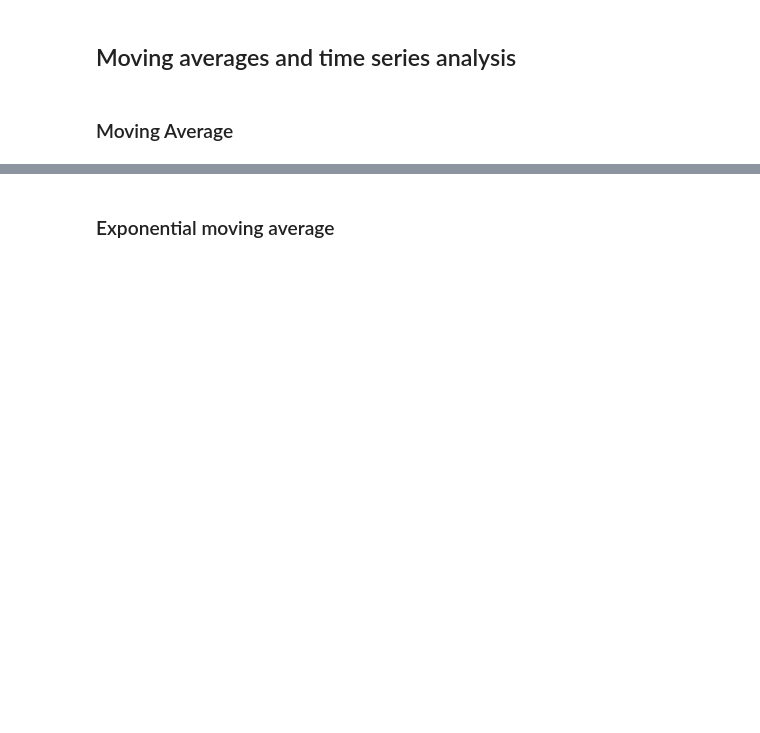
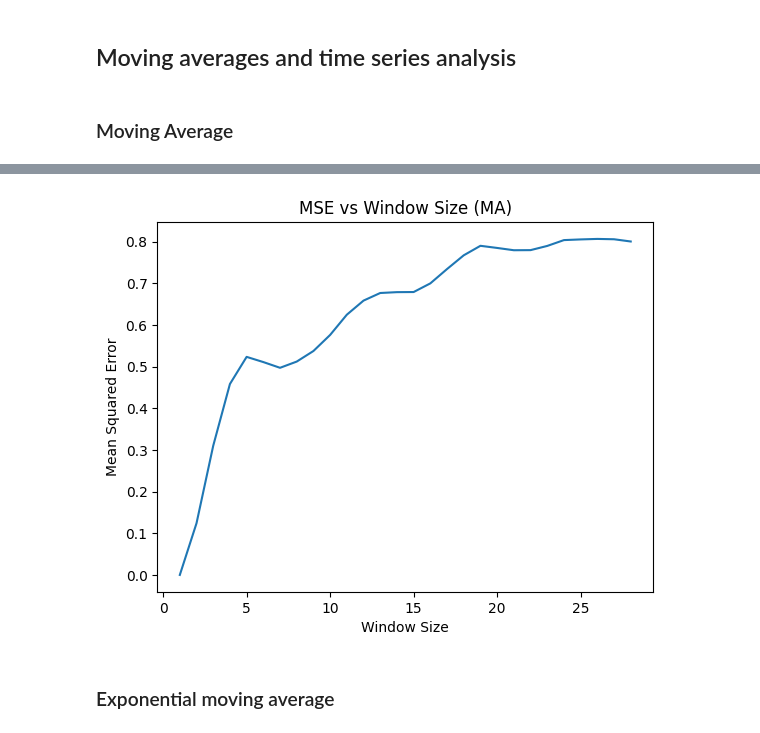
Before and after one commit to Benedictgr97/stock_prediction_v2, a Jupyter notebook: price_predictor.ipynb, the cells around one changed output, grey strips where cells are left out. Cells and saved outputs as stored; diff of their text form; code cells hidden in the pictures; blank space fills up the shorter version.

```diff
--- a/price_predictor.ipynb
+++ b/price_predictor.ipynb
@@ -347,5 +421,46 @@ def loss_aversion_change(df, target_col):
     return df
 # %% [markdown]
 ## Moving averages and time series analysis
+# %%
+def calculate_mse(df, window, prediction_days, method='MA'):
+    df = df.copy()
+
+    if method == 'MA':
+        df['average'] = df[pred_stock].rolling(window=window).mean()
+    elif method == 'EMA':
+        df['average'] = df[pred_stock].ewm(span=window, adjust=False).mean()
+    else:
+        raise ValueError("Method must be 'MA' or 'EMA'")
+
+    mse_list = []
+
+    for i in range(len(df) - window - prediction_days + 1):
+        actual = df[pred_stock][i + window:i + window + prediction_days].values
+        predicted = df['average'][i + window:i + window + prediction_days].values
+        mse = mean_squared_error(actual, predicted)
+        mse_list.append(mse)
+
+    return np.mean(mse_list)
+
+def evaluate_mse(stock_prices_df, max_window=28, prediction_days=5, method='MA'):
+    results = []
+
+    for window in range(1, max_window + 1):
+        mse_list = []
+        for start_day in range(len(stock_prices_df) - window - 30, len(stock_prices_df) - window - 5):
+            mse = calculate_mse(stock_prices_df.iloc[start_day:], window, prediction_days, method)
+            mse_list.append(mse)
+        avg_mse = np.mean(mse_list)
+        results.append({'window': window, 'mse': avg_mse})
+
+    results_df = pd.DataFrame(results)
+
+    plt.plot(results_df['window'], results_df['mse'])
+    plt.xlabel('Window Size')
+    plt.ylabel('Mean Squared Error')
+    plt.title(f'MSE vs Window Size ({method})')
+    plt.show()
+
+    return results_df
 # %% [markdown]
 ### Moving Average
@@ -391,2 +467,6 @@ plt.show()
+# %%
+mse_ma = evaluate_mse(stock_prices_df, method='MA')
+# %% [output]
+[figure, added]
 # %% [markdown]
 ### Exponential moving average
```
Also changed, not shown: parts of 30 cells of this notebook.
